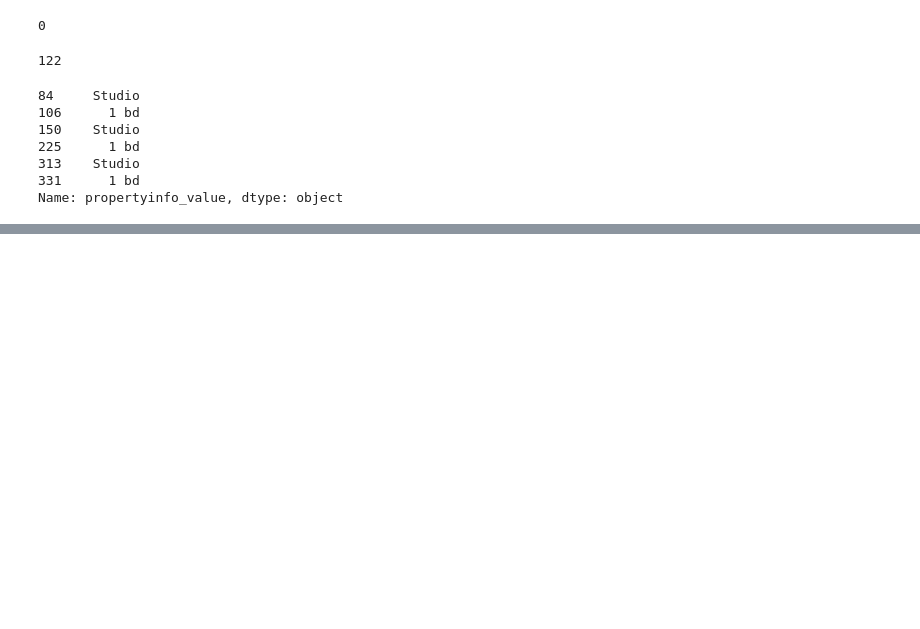
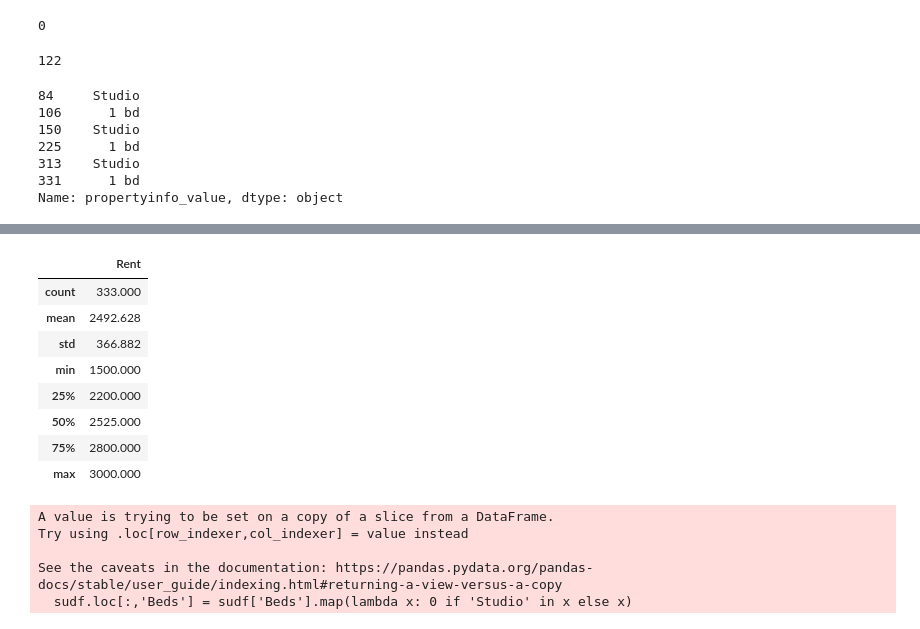
Before and after one commit to qfallen5858/ml, a Jupyter notebook: blueprints/magic/magic.ipynb, the cells around one changed output, grey strips where cells are left out. Cells and saved outputs as stored; diff of their text form; code cells hidden in the pictures; blank space fills up the shorter version.

```diff
--- a/blueprints/magic/magic.ipynb
+++ b/blueprints/magic/magic.ipynb
@@ -98,0 +157,20 @@ ValueError: not enough values to unpack (expected 3, got 1)
+# %%
+sudf.describe()
+# %% [output]
+|  | Rent |
+| count | 333.000 |
+| mean | 2492.628 |
+| std | 366.882 |
+| min | 1500.000 |
+| 25% | 2200.000 |
+| 50% | 2525.000 |
+| 75% | 2800.000 |
+| max | 3000.000 |
+# %%
+sudf.loc[:,'Beds'] = sudf['Beds'].map(lambda x: 0 if 'Studio' in x else x)
+# %% [output]
+A value is trying to be set on a copy of a slice from a DataFrame.
+Try using .loc[row_indexer,col_indexer] = value instead
+
+See the caveats in the documentation: https://pandas.pydata.org/pandas-docs/stable/user_guide/indexing.html#returning-a-view-versus-a-copy
+  sudf.loc[:,'Beds'] = sudf['Beds'].map(lambda x: 0 if 'Studio' in x else x)
```
Also changed, not shown: parts of 19 cells of this notebook, 6 other files.
